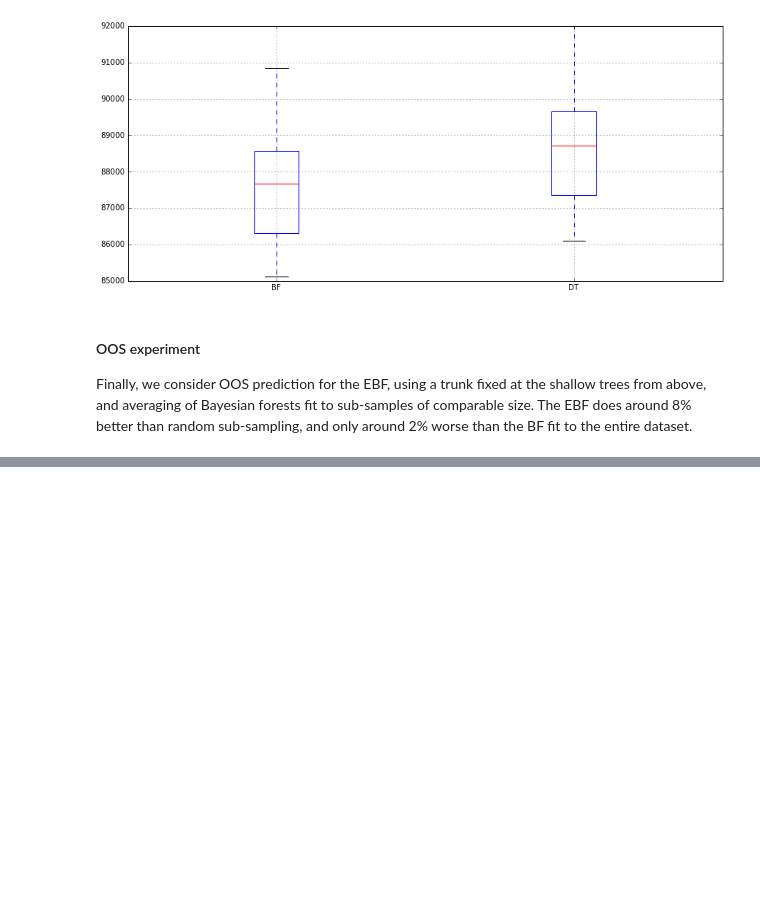
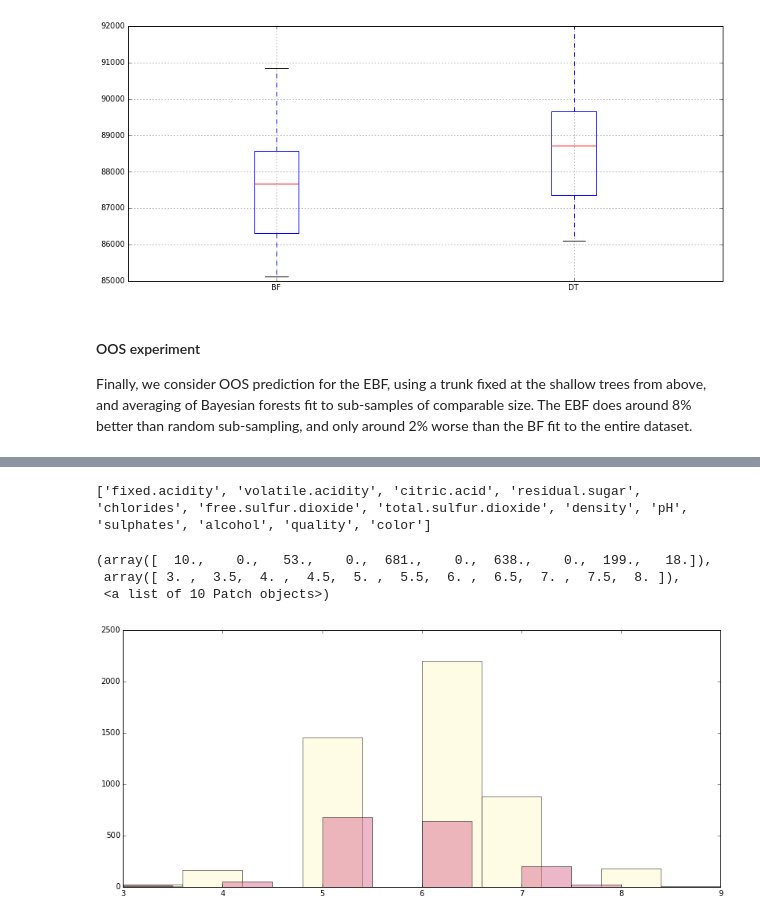
Before and after one commit to TaddyLab/bayesian-forest, a Jupyter notebook: bayesforest.ipynb, the cells around one changed output, grey strips where cells are left out. Cells and saved outputs as stored; diff of their text form; code cells hidden in the pictures; blank space fills up the shorter version.

Commit message:
wine eg

```diff
--- a/bayesforest.ipynb
+++ b/bayesforest.ipynb
@@ -808,0 +795,15 @@ dtype: float64
+# %%
+wine = pd.read_csv('data/wine.csv')
+print(list(wine))
+yw = wine["quality"]
+Xw = wine.drop("quality",axis=1)
+Xw["color"] = (Xw["color"].values == "red").astype("int")
+wine[wine.color == "white"]["quality"]
+plt.hist(wine[wine.color == "white"]["quality"].values,alpha=0.5,color="lemonchiffon")
+plt.hist(wine[wine.color == "red"]["quality"].values,alpha=0.5,color="palevioletred")
+# %% [output]
+['fixed.acidity', 'volatile.acidity', 'citric.acid', 'residual.sugar', 'chlorides', 'free.sulfur.dioxide', 'total.sulfur.dioxide', 'density', 'pH', 'sulphates', 'alcohol', 'quality', 'color']
+(array([  10.,    0.,   53.,    0.,  681.,    0.,  638.,    0.,  199.,   18.]),
+ array([ 3. ,  3.5,  4. ,  4.5,  5. ,  5.5,  6. ,  6.5,  7. ,  7.5,  8. ]),
+ <a list of 10 Patch objects>)
+[figure, added]
```
Also changed, not shown: parts of 15 cells of this notebook, 1 other file.
